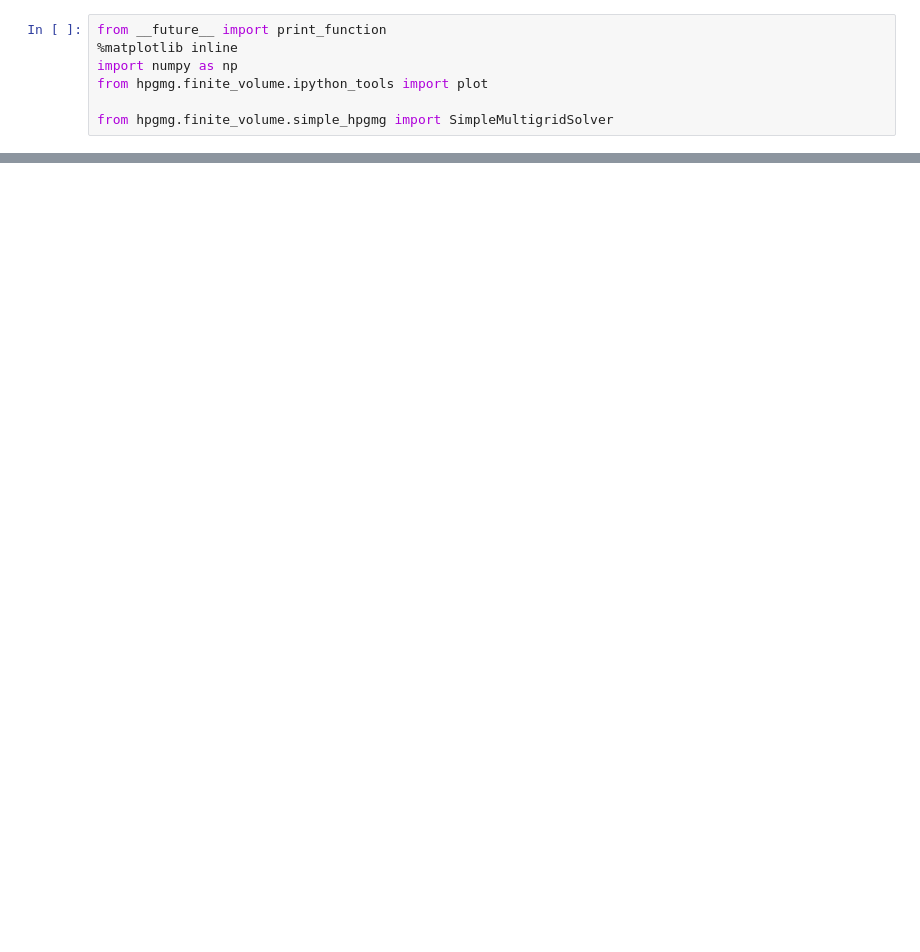
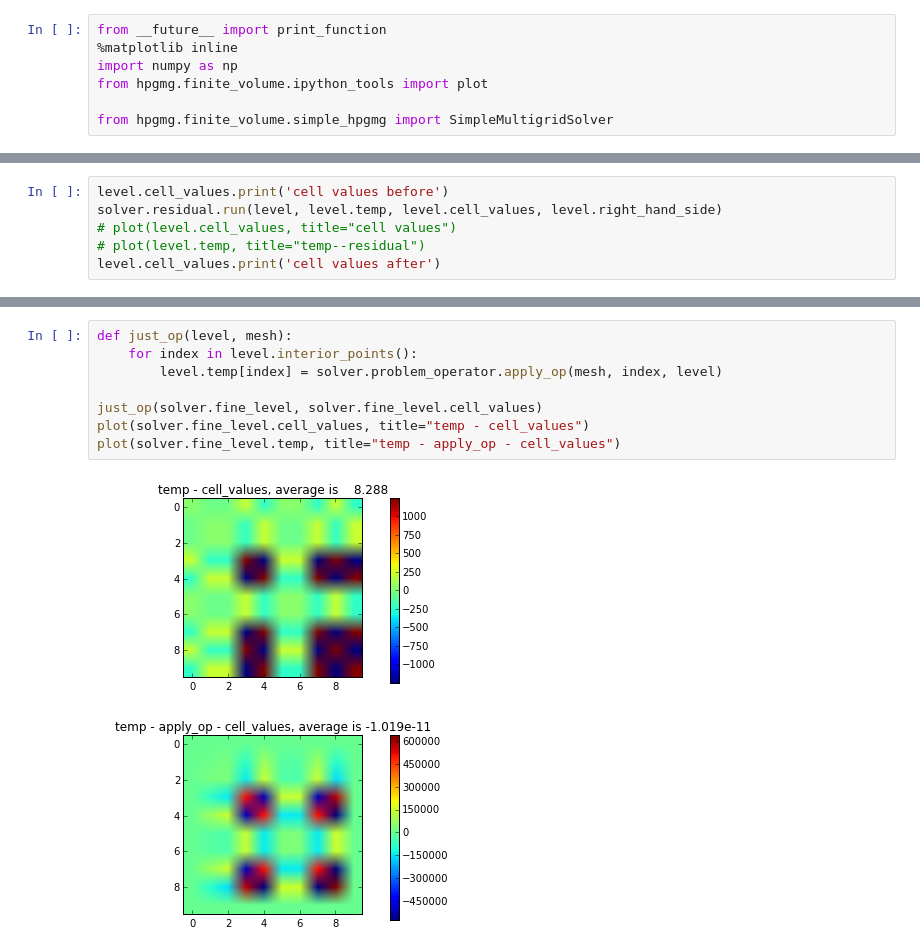
Before and after one commit to ucb-sejits/pygmg, a Jupyter notebook: notebooks/SimpleSolver-V-Cycle-Breakdown.ipynb, the cells around one changed output, grey strips where cells are left out. Saved outputs shown, nothing was run; the diff lists cells and outputs as text; blank space fills up the shorter version.

```diff
--- a/notebooks/SimpleSolver-V-Cycle-Breakdown.ipynb
+++ b/notebooks/SimpleSolver-V-Cycle-Breakdown.ipynb
@@ -44,0 +58,6 @@ smoother iterations 10
+# %%
+level.cell_values.print('cell values before')
+solver.residual.run(level, level.temp, level.cell_values, level.right_hand_side)
+# plot(level.cell_values, title="cell values")
+# plot(level.temp, title="temp--residual")
+level.cell_values.print('cell values after')
@@ -44,0 +82,11 @@ smoother iterations 10
+# %%
+def just_op(level, mesh):
+    for index in level.interior_points():
+        level.temp[index] = solver.problem_operator.apply_op(mesh, index, level)
+
+just_op(solver.fine_level, solver.fine_level.cell_values)
+plot(solver.fine_level.cell_values, title="temp - cell_values")
+plot(solver.fine_level.temp, title="temp - apply_op - cell_values")
+# %% [output]
+[figure, added]
+[figure, added]
```
Also changed, not shown: parts of 5 cells of this notebook, 2 other files.
